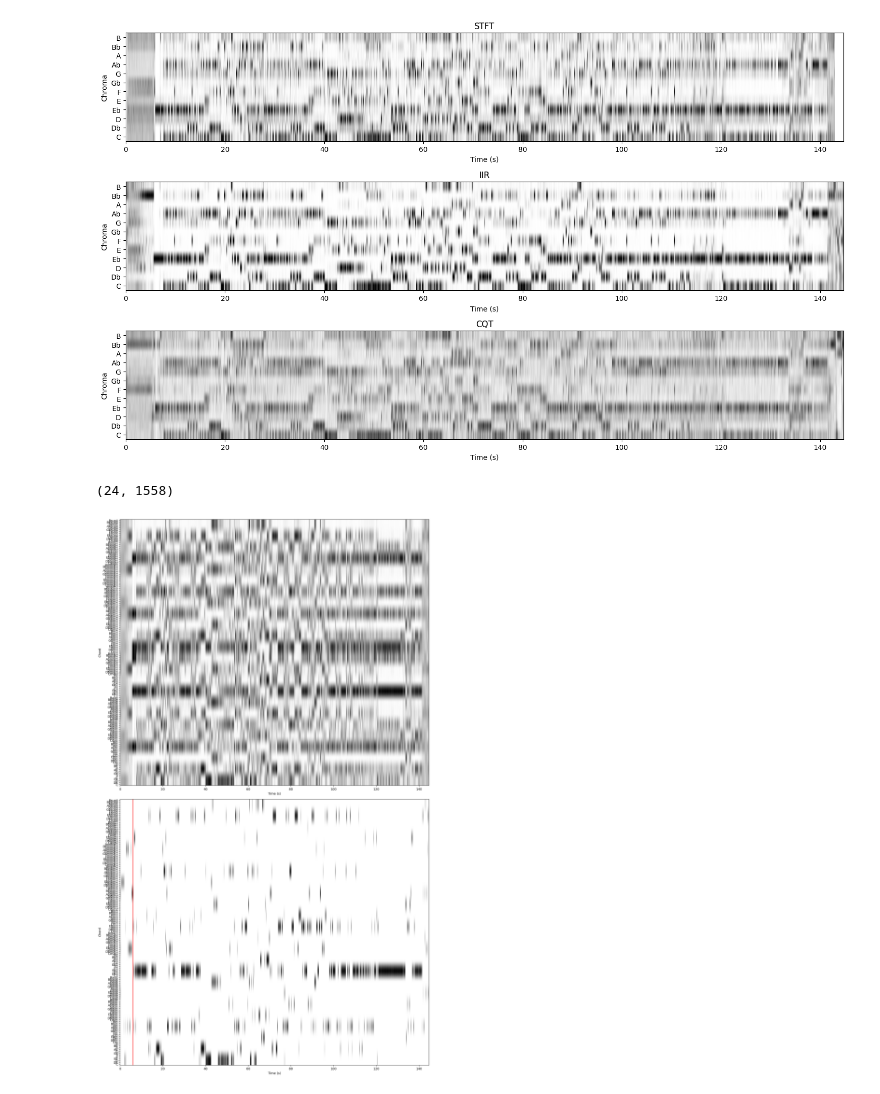
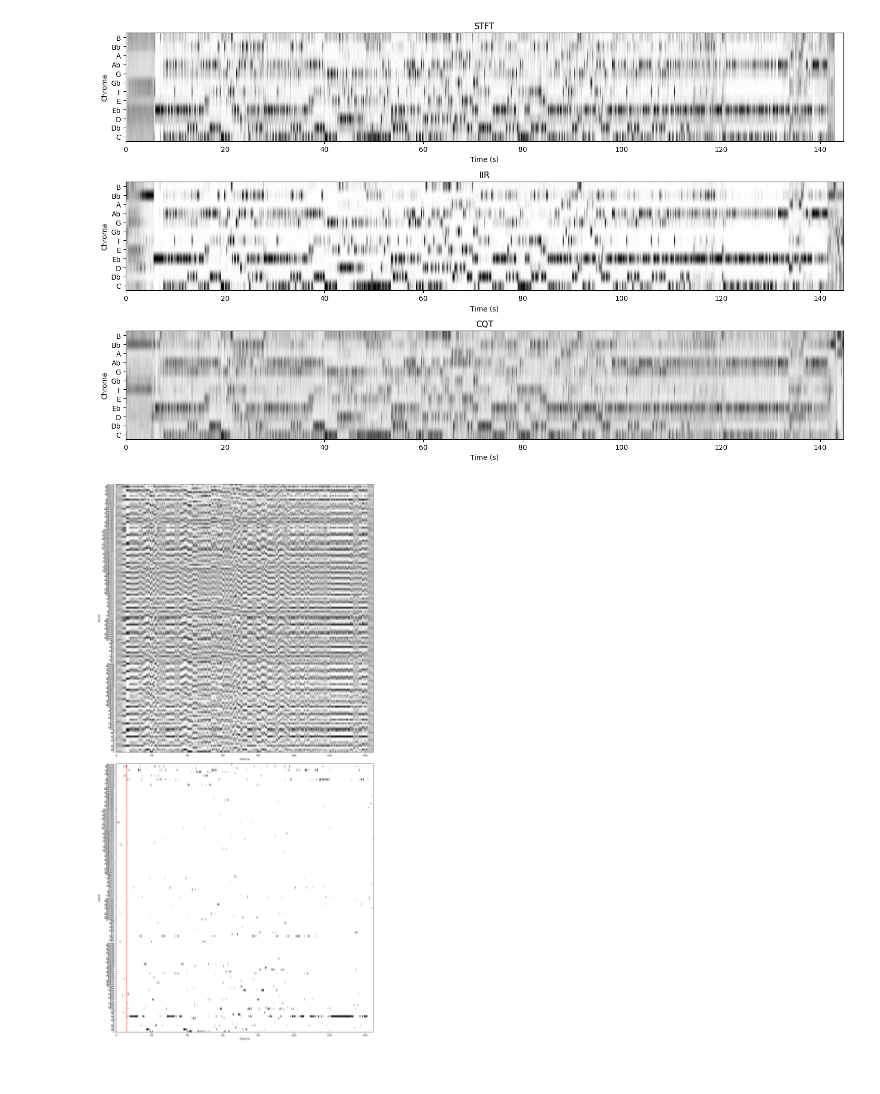
Before and after one commit to harjonillo/fmp-chord-recognition, a Jupyter notebook: notebooks/02_template_recognition.ipynb, the cells around one changed output. Cells and saved outputs as stored; diff of their text form; code cells hidden in the pictures.

Commit message:
Fix usage of expanded vocabulary

```diff
--- a/notebooks/02_template_recognition.ipynb
+++ b/notebooks/02_template_recognition.ipynb
@@ -43,27 +45,26 @@ plt.tight_layout()
 [figure]
 # %%
 result_recognition = recognize_template(
-    chroma=dict_chroma["IIR"]
+    chroma=dict_chroma["IIR"],
+    use_flats=True,
+    vocab=VOCAB_CLASSICAL,
+    reference_root=REFERENCE_ROOT_C
 )
-# %%
-result_recognition.chord_sim.shape
-# %% [output]
-(24, 1558)
 # %%
-fig, axs = plt.subplots(2, 1, figsize=(15,25))
+fig, axs = plt.subplots(2, 1, figsize=(15,30))
 plot_chord_similarity(
     ax=axs[0],
     chord_sim=result_recognition.chord_sim,
     feature_rate=dict_chroma["IIR"].feature_rate,
     use_flats=True,
 )
 plot_chord_similarity(
     ax=axs[1],
     chord_sim=result_recognition.chord_max,
     feature_rate=dict_chroma["IIR"].feature_rate,
     use_flats=True
 )
 axs[1].axvline(x=6, color="red")
 fig.tight_layout()
 # %% [output]
-[figure, old version]
+[figure, new version]
```
Also changed, not shown: parts of 2 cells of this notebook, 5 other files.
